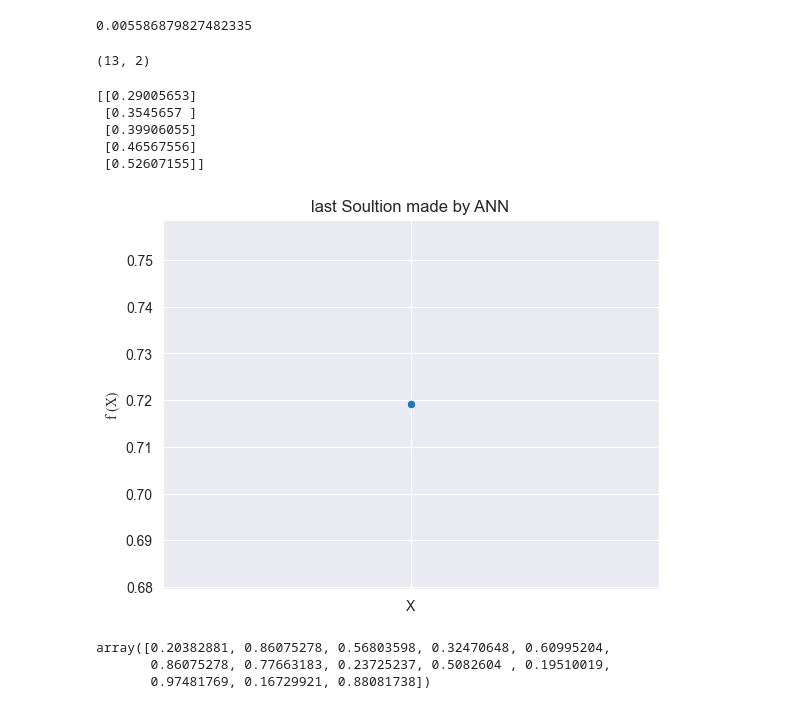
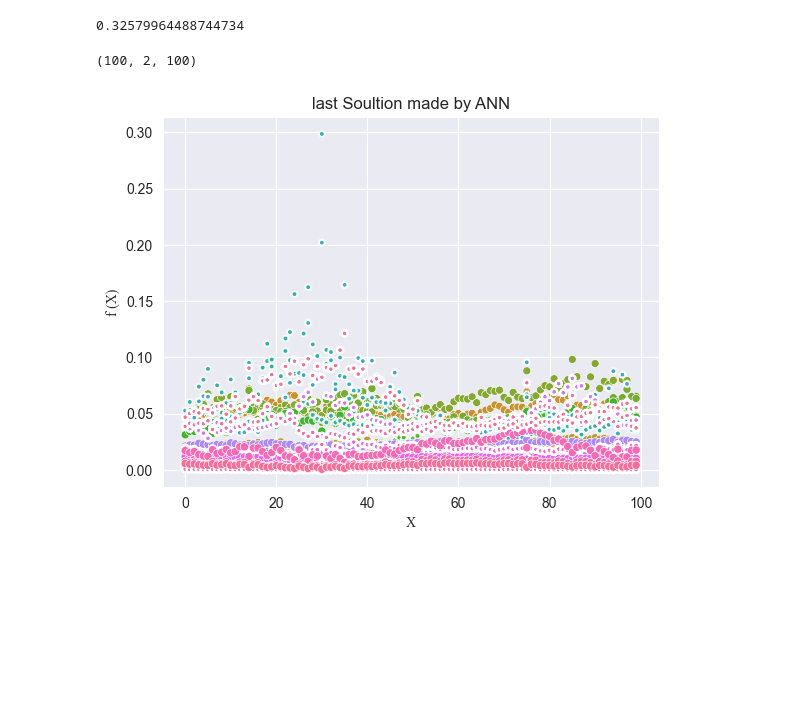
Before and after one commit to amirhu37/LEO, a Jupyter notebook: LEO.ipynb, the cells around one changed output. Drawn from its saved outputs; the diff is of its cells as text; code cells hidden in the pictures; blank space fills up the shorter version.

```diff
--- a/LEO.ipynb
+++ b/LEO.ipynb
@@ -496,17 +434,17 @@ def main(
 
     return archive, np.array(trained_solutions), loss
 # %%
-PROBLEM =  'ackley'
-ARCHIVE_SIZE = 1000
+PROBLEM =  'dtlz3'
+ARCHIVE_SIZE = 100
 LP = .5
-N_GENERATORS = 10
+N_GENERATORS = 5
 FIRST_GEN_SIZE = 100
 CROSS_OVER_RATE = .5
 MUTATION_RATE = .9
 N_OBJ = 3
 N_VAR = 100
-ANN_LR = .1
-ANN_AC_FUNCTION = 'sigmoid'
+ANN_LR = .01
+ANN_AC_FUNCTION = 'softmax'
 # %%
 Archive , Solutions, loss = main(
     PROBLEM,
@@ -532,9 +466,9 @@ gen1=gen2=gen3=gen4=gen5=gen6=gen7=gen8=gen9=gen10=
 # %%
 print(loss)
-Archive.shape
+np.array(Archive).shape
 # %% [output]
-0.005586879827482335
+0.32579964488744734
-(13, 2)
+(100, 2, 100)
 # %%
 arc_1 = np.array([i for i, _ in Archive])
 arc_2 = np.array([j for  _, j in Archive])
@@ -542,36 +476,22 @@ arc_2 = np.array([j for  _, j in Archive])
 %matplotlib qt
 # %%
 %matplotlib inline
-# %%
-print(Solutions[:5])
-# %% [output]
-[[0.29005653]
- [0.3545657 ]
- [0.39906055]
- [0.46567556]
- [0.52607155]]
 # %%
 
 
-sns.scatterplot(pd.DataFrame(
-    {"X"  :Solutions[-1,:] }
-).T
+sns.scatterplot(Solutions
 ,
 legend=False)
 
 plt.title("last Soultion made by ANN")
 
 
 plt.ylabel('f (X)', fontdict = {'font': 'Times new Roman'})
+plt.xlabel('X', fontdict = {'font': 'Times new Roman'})
+
 # plt.xlabel('num of Objectvies (X)')
 plt.savefig("Archive.png")
 plt.savefig("Solutions.svg")
 plt.show()
 # %% [output]
-[figure, old version]
+[figure, new version]
-# %%
-arc_1
-# %% [output]
-array([0.20382881, 0.86075278, 0.56803598, 0.32470648, 0.60995204,
-       0.86075278, 0.77663183, 0.23725237, 0.5082604 , 0.19510019,
-       0.97481769, 0.16729921, 0.88081738])
```
Also changed, not shown: parts of 20 cells of this notebook.
